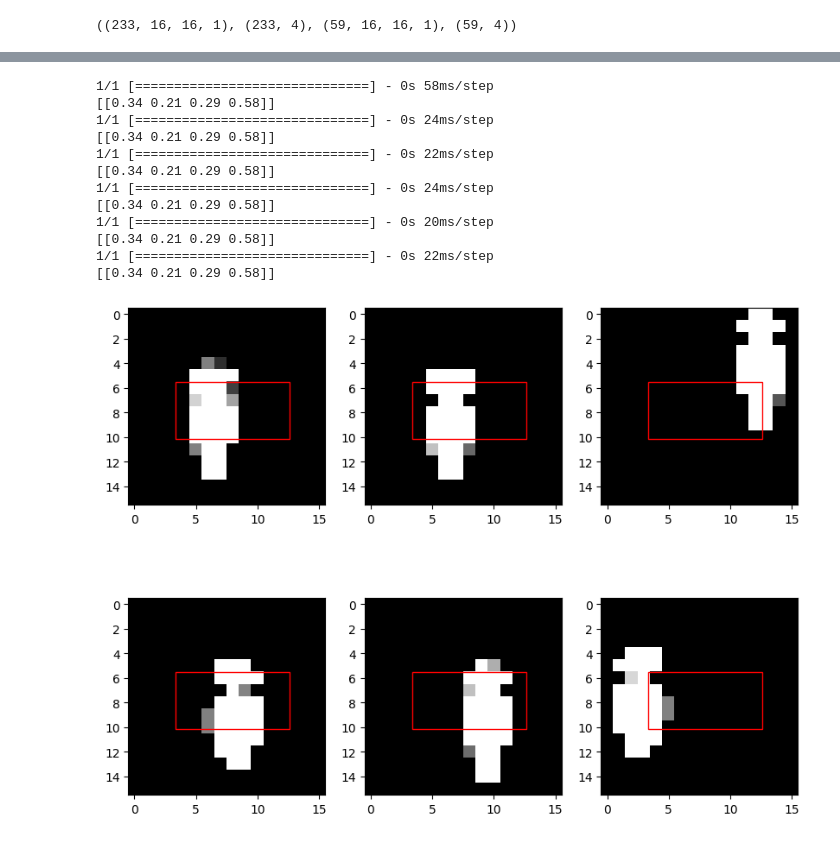
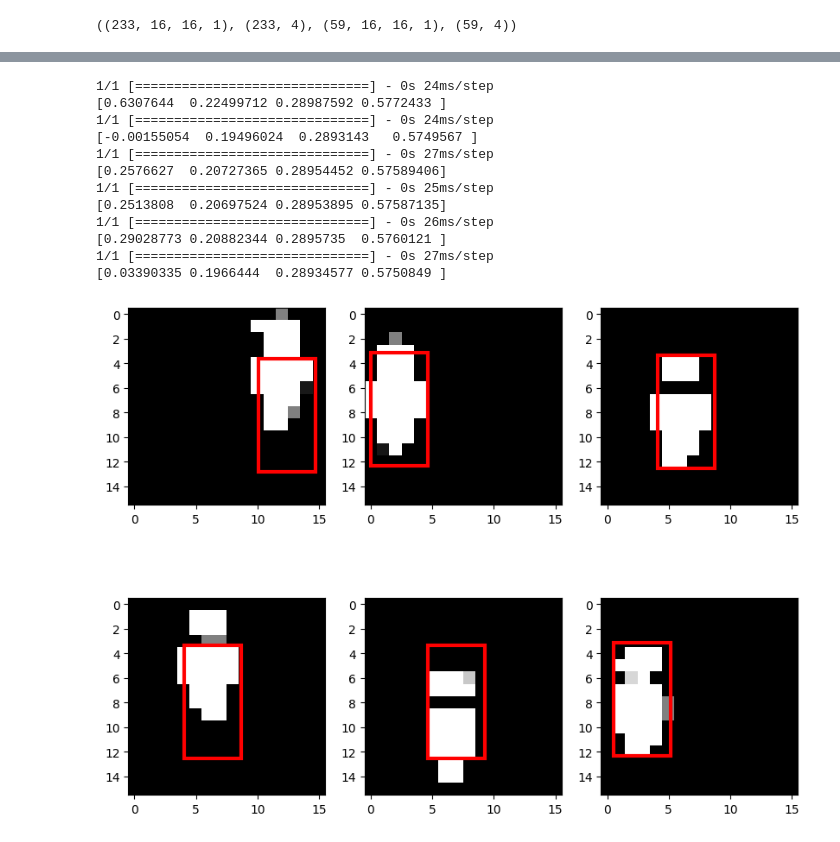
Before and after one commit to michalskibinski109/pygame_nn, a Jupyter notebook: train.ipynb, the cells around one changed output, grey strips where cells are left out. Drawn from its saved outputs; the diff is of its cells as text; code cells hidden in the pictures.

```diff
--- a/train.ipynb
+++ b/train.ipynb
@@ -24,7 +24,7 @@ X_train.shape, y_train.shape, X_test.shape, y_test.shape
 # %% [output]
 ((233, 16, 16, 1), (233, 4), (59, 16, 16, 1), (59, 4))
 # %%
-EPOCHS = 200
+EPOCHS = 1000
 BATCH_SIZE = 16
 IMG_SIZE = X_train.shape[1]
 # %%
@@ -46,7 +46,7 @@ optimizer = Adam(learning_rate=0.001)
 nn = Sequential([
     Conv2D(32, (3, 3), activation='relu', input_shape=(IMG_SIZE, IMG_SIZE, 1)),
     Flatten(),
-    Dense(units=2, activation='relu'),
+    Dense(units=8, activation='relu'),
     Dense(units=4)
 ])
 # %%
@@ -56,4 +56,4 @@ nn.compile(
     # callbacks=[]
     )
 # %%
-history = nn.fit(X_train, y_train, epochs=EPOCHS, batch_size=BATCH_SIZE, validation_data=(X_test, y_test), verbose=0)
+history = nn.fit(X_train, y_train, epochs=EPOCHS, batch_size=BATCH_SIZE, validation_data=(X_test, y_test), verbose=1)
@@ -65,36 +88,38 @@ pd.DataFrame(history.history).plot(figsize=(8, 5))
 # %%
 fig, ax = plt.subplots(2, 3, figsize=(10, 8))
 images = np.random.choice(X_test.shape[0], 6)
 
 for i in range(2):
     for j in range(3):
         index = np.random.randint(0, X_test.shape[0])
-        y_pred = nn.predict(X_test[index].reshape(-1, IMG_SIZE, IMG_SIZE, 1))
-        rect = y_pred.reshape(-1, 4)
-        print(np.around(rect, 2))
+        rect = nn.predict(X_test[index:index+1])[0]
+        print(rect)
+        x, y, w, h = rect
         ax[i, j].add_patch(
             plt.Rectangle(
-                (rect[0][1] * IMG_SIZE, rect[0][0] * IMG_SIZE),
-                rect[0][3] * IMG_SIZE,
-                rect[0][2] * IMG_SIZE,
+                (x * IMG_SIZE, y * IMG_SIZE),
+                w * IMG_SIZE,
+                h * IMG_SIZE,
                 fill=False,
-                color="red",
+                edgecolor="red",
+                lw=3,
             )
-        )
-        ax[i, j].imshow(X_test[index].reshape(IMG_SIZE, IMG_SIZE), cmap="gray")
+            )
+        # draw true rect
 
+        ax[i, j].imshow(X_test[index], cmap="gray")
 plt.show()
 # %% [output]
-1/1 [==============================] - 0s 58ms/step
-[[0.34 0.21 0.29 0.58]]
 1/1 [==============================] - 0s 24ms/step
-[[0.34 0.21 0.29 0.58]]
-1/1 [==============================] - 0s 22ms/step
-[[0.34 0.21 0.29 0.58]]
+[0.6307644  0.22499712 0.28987592 0.5772433 ]
 1/1 [==============================] - 0s 24ms/step
-[[0.34 0.21 0.29 0.58]]
-1/1 [==============================] - 0s 20ms/step
-[[0.34 0.21 0.29 0.58]]
-1/1 [==============================] - 0s 22ms/step
-[[0.34 0.21 0.29 0.58]]
+[-0.00155054  0.19496024  0.2893143   0.5749567 ]
+1/1 [==============================] - 0s 27ms/step
+[0.2576627  0.20727365 0.28954452 0.57589406]
+1/1 [==============================] - 0s 25ms/step
+[0.2513808  0.20697524 0.28953895 0.57587135]
+1/1 [==============================] - 0s 26ms/step
+[0.29028773 0.20882344 0.2895735  0.5760121 ]
+1/1 [==============================] - 0s 27ms/step
+[0.03390335 0.1966444  0.28934577 0.5750849 ]
-[figure, old version]
+[figure, new version]
```
Also changed, not shown: parts of 3 cells of this notebook, 2 other files.
